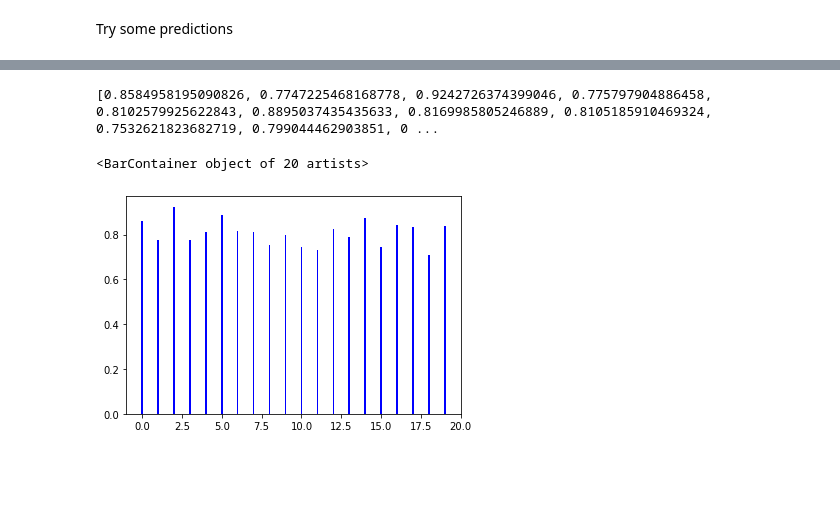
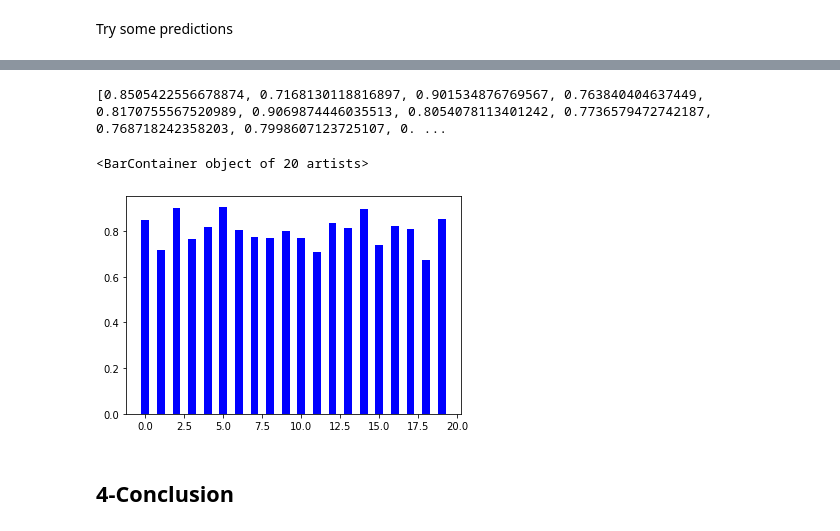
Before and after one commit to ecsquare/Deep-Compression-with-autoencoder, a Jupyter notebook: Compression_with_autoencoder.ipynb, the cells around one changed output, grey strips where cells are left out. Saved outputs shown, nothing was run; the diff lists cells and outputs as text; code cells hidden in the pictures; blank space fills up the shorter version.

```diff
--- a/Compression_with_autoencoder.ipynb
+++ b/Compression_with_autoencoder.ipynb
@@ -198,6 +202,8 @@ autoencoder.fit(X_train_salt_pepper, X_train_salt_pepper,
                 shuffle=True,
                 validation_data=(X_test_salt_pepper, X_test_salt_pepper),
                 callbacks=callbacks_list)
+# %%
+autoencoder.load_weights('/content/gdrive/My Drive/Colab Notebooks/checks_autoencoder_salt_pepper/model-100.hdf5')
 # %% [markdown]
 Show some predictions
 # %%
@@ -309,6 +315,8 @@ plt.legend(['Train', 'Test'], loc='upper left')
 plt.show()
 # %% [output]
 [figure]
+# %%
+autoencoder.load_weights('/content/gdrive/My Drive/Colab Notebooks/checks_autoencoder_speckle/model-100.hdf5')
 # %% [markdown]
 Try some predictions
 # %%
@@ -341,13 +349,15 @@ plt.bar(range(20),d3, width = 0.1, color = 'red')
 # %%
 s3=[]
 for i in range(20):
     img1=X_test_speckle[i]
     image=decoded_imgs2[i]
     ss=ssim(img1,image, data=img1.max()-image.min())
     s3.append(ss)
 print(s3)
-plt.bar(range(20),s3, width = 0.1, color = 'Blue')
+plt.bar(range(20),s3, width = 0.5, color = 'Blue')
 # %% [output]
-[0.8584958195090826, 0.7747225468168778, 0.9242726374399046, 0.775797904886458, 0.8102579925622843, 0.8895037435435633, 0.8169985805246889, 0.8105185910469324, 0.7532621823682719, 0.799044462903851, 0 ...
+[0.8505422556678874, 0.7168130118816897, 0.901534876769567, 0.763840404637449, 0.8170755567520989, 0.9069874446035513, 0.8054078113401242, 0.7736579472742187, 0.768718242358203, 0.7998607123725107, 0. ...
 <BarContainer object of 20 artists>
-[figure, old version]
+[figure, new version]
+# %% [markdown]
+<h2> 4-Conclusion </h2>
```
Also changed, not shown: parts of 12 cells of this notebook.
